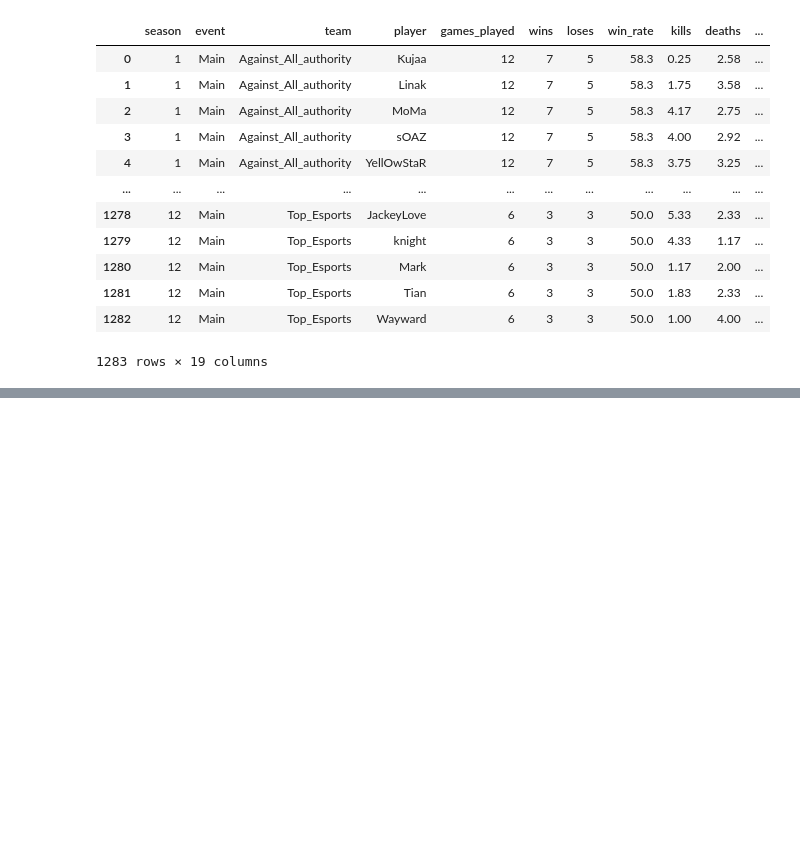
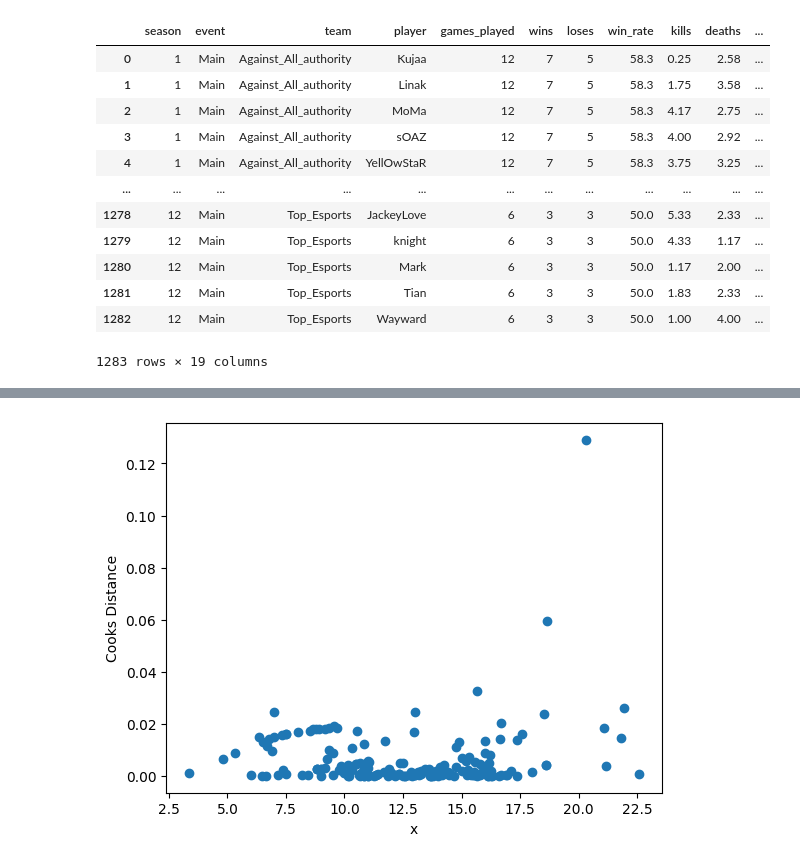
Before and after one commit to Ly-Mark/FrameWise, a Jupyter notebook: notebooks/Supervised Algorithms/LeagueLinearReg.ipynb, the cells around one changed output, grey strips where cells are left out. Cells and saved outputs as stored; diff of their text form; code cells hidden in the pictures; blank space fills up the shorter version.

```diff
--- a/notebooks/Supervised Algorithms/LeagueLinearReg.ipynb
+++ b/notebooks/Supervised Algorithms/LeagueLinearReg.ipynb
@@ -67,0 +724,16 @@ df2
+# %%
+#suppress scientific notation
+np.set_printoptions(suppress=True)
+
+#create instance of influence
+influence = res.get_influence()
+
+#obtain Cook's distance for each observation
+cooks = influence.cooks_distance
+# %%
+plt.scatter(lr_subset2.team_kills, cooks[0])
+plt.xlabel('x')
+plt.ylabel('Cooks Distance')
+plt.show()
+# %% [output]
+[figure, added]
```
Also changed, not shown: parts of 38 cells of this notebook, 12 other files.
